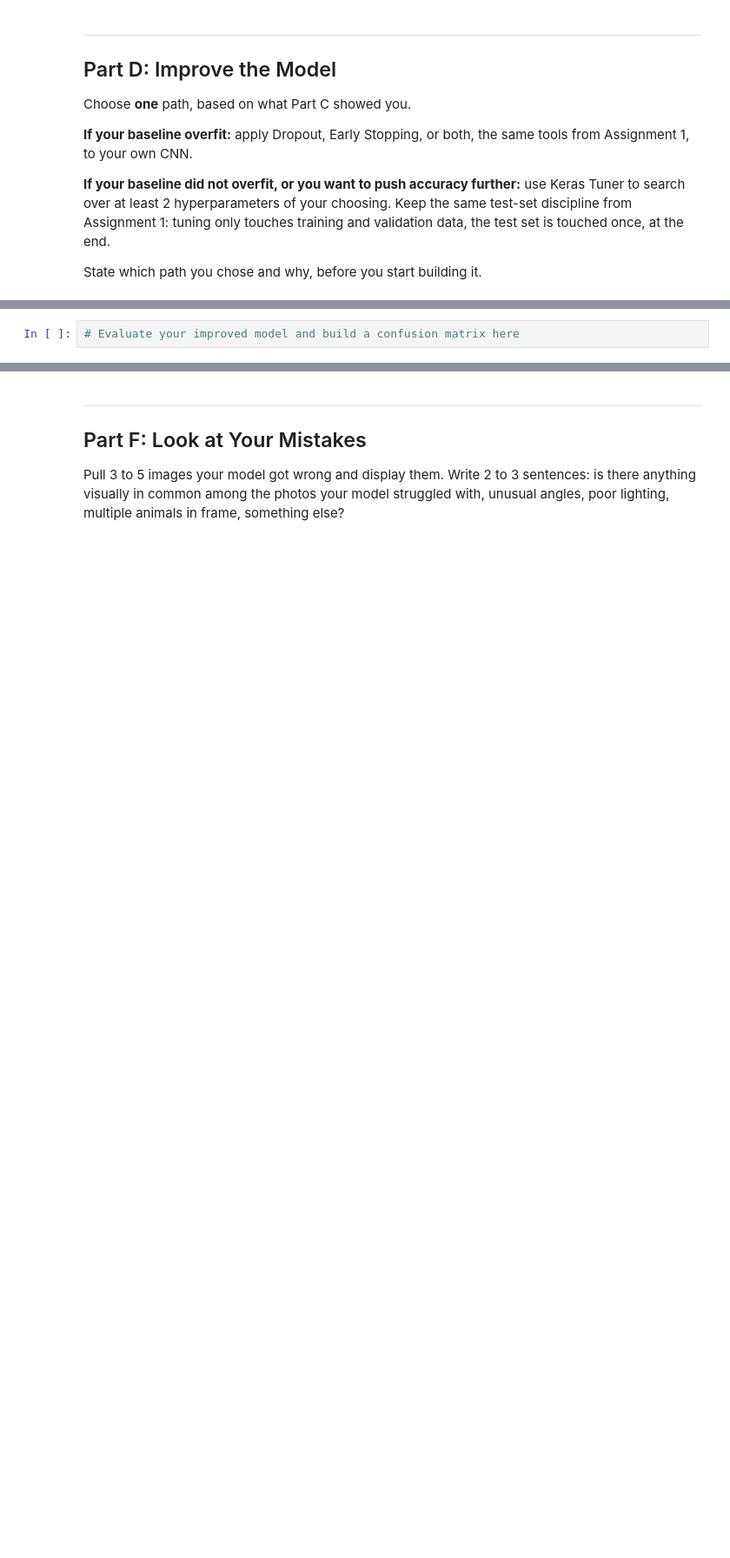
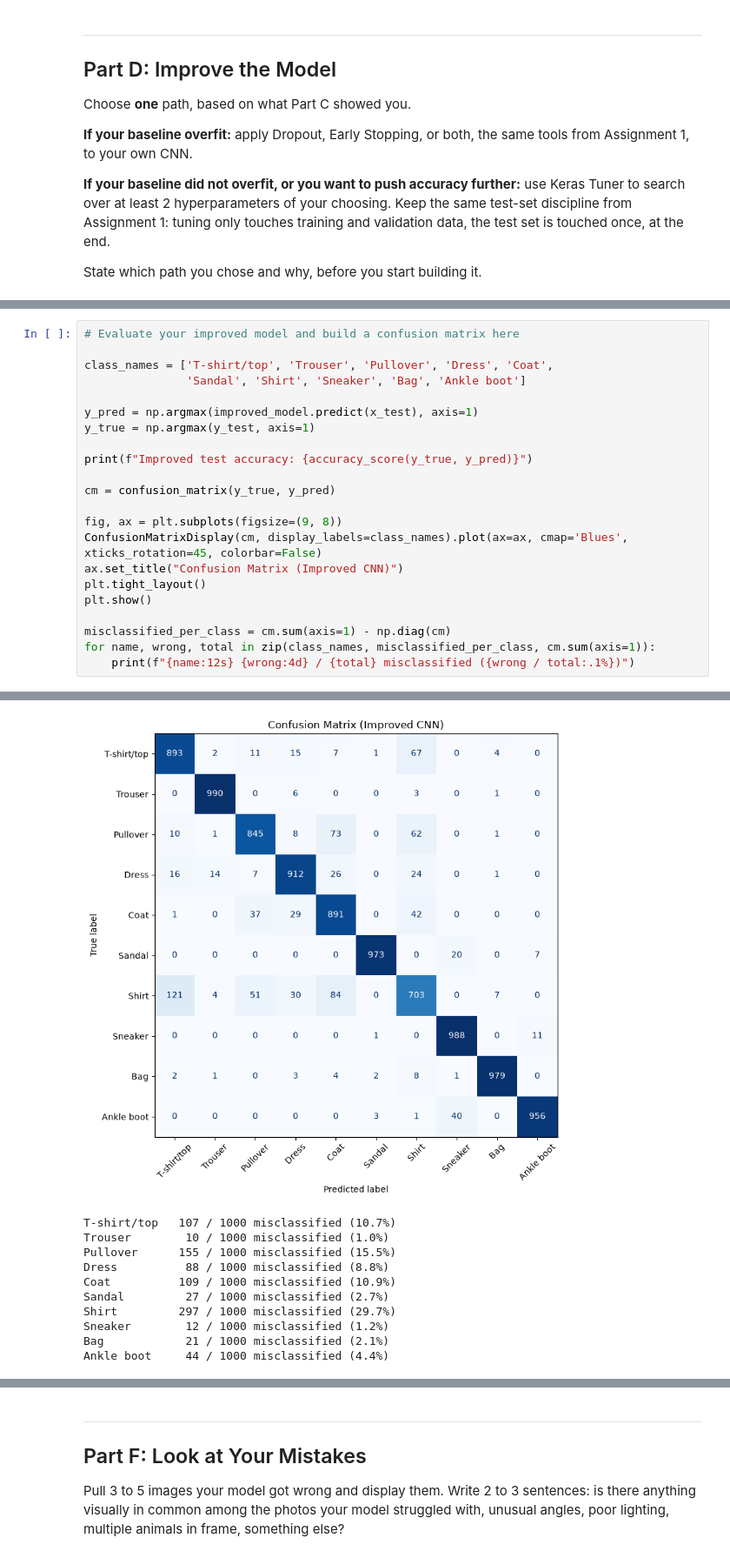
Before and after one commit to jolleymc/IT480-FA26, a Jupyter notebook: Lab2/Lab2_CNN_PetFinder_Starter.ipynb, the cells around one changed output, grey strips where cells are left out. Shown at 87% size. Cells and saved outputs as stored; diff of their text form; blank space fills up the shorter version.

```diff
--- a/Lab2/Lab2_CNN_PetFinder_Starter.ipynb
+++ b/Lab2/Lab2_CNN_PetFinder_Starter.ipynb
@@ -209,3 +346,24 @@ Fill in your own results:
 Report a confusion matrix for your improved model. Are Dogs or Cats more often misclassified? Do you have a guess as to why, based on looking at a few misclassified photos directly?
 # %%
 # Evaluate your improved model and build a confusion matrix here
+
+class_names = ['T-shirt/top', 'Trouser', 'Pullover', 'Dress', 'Coat',
+               'Sandal', 'Shirt', 'Sneaker', 'Bag', 'Ankle boot']
+
+y_pred = np.argmax(improved_model.predict(x_test), axis=1)
+y_true = np.argmax(y_test, axis=1)
+
+print(f"Improved test accuracy: {accuracy_score(y_true, y_pred)}")
+
+cm = confusion_matrix(y_true, y_pred)
+
+fig, ax = plt.subplots(figsize=(9, 8))
+ConfusionMatrixDisplay(cm, display_labels=class_names).plot(ax=ax, cmap='Blues', xticks_rotation=45, colorbar=False)
+ax.set_title("Confusion Matrix (Improved CNN)")
+plt.tight_layout()
+plt.show()
+
+misclassified_per_class = cm.sum(axis=1) - np.diag(cm)
+for name, wrong, total in zip(class_names, misclassified_per_class, cm.sum(axis=1)):
+    print(f"{name:12s} {wrong:4d} / {total} misclassified ({wrong / total:.1%})")
+# %% [output]
@@ -212 +372,12 @@ Report a confusion matrix for your improved model. Are Dogs or Cats more often m
+[figure, added]
+T-shirt/top   107 / 1000 misclassified (10.7%)
+Trouser        10 / 1000 misclassified (1.0%)
+Pullover      155 / 1000 misclassified (15.5%)
+Dress          88 / 1000 misclassified (8.8%)
+Coat          109 / 1000 misclassified (10.9%)
+Sandal         27 / 1000 misclassified (2.7%)
+Shirt         297 / 1000 misclassified (29.7%)
+Sneaker        12 / 1000 misclassified (1.2%)
+Bag            21 / 1000 misclassified (2.1%)
+Ankle boot     44 / 1000 misclassified (4.4%)
 # %% [markdown]
```
Also changed, not shown: parts of 12 cells of this notebook.
